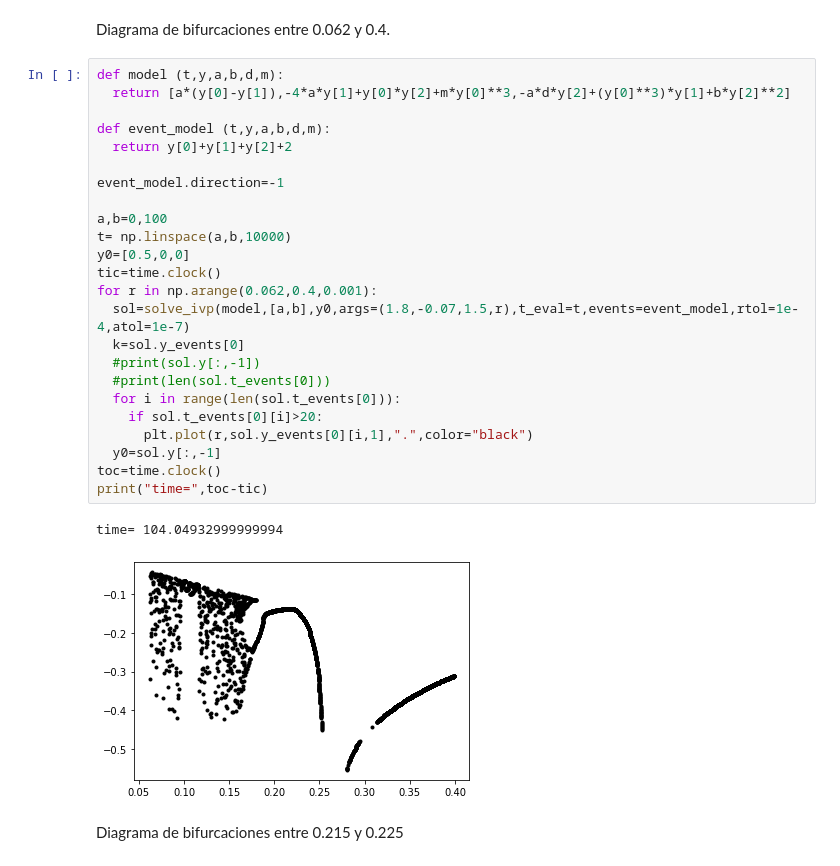
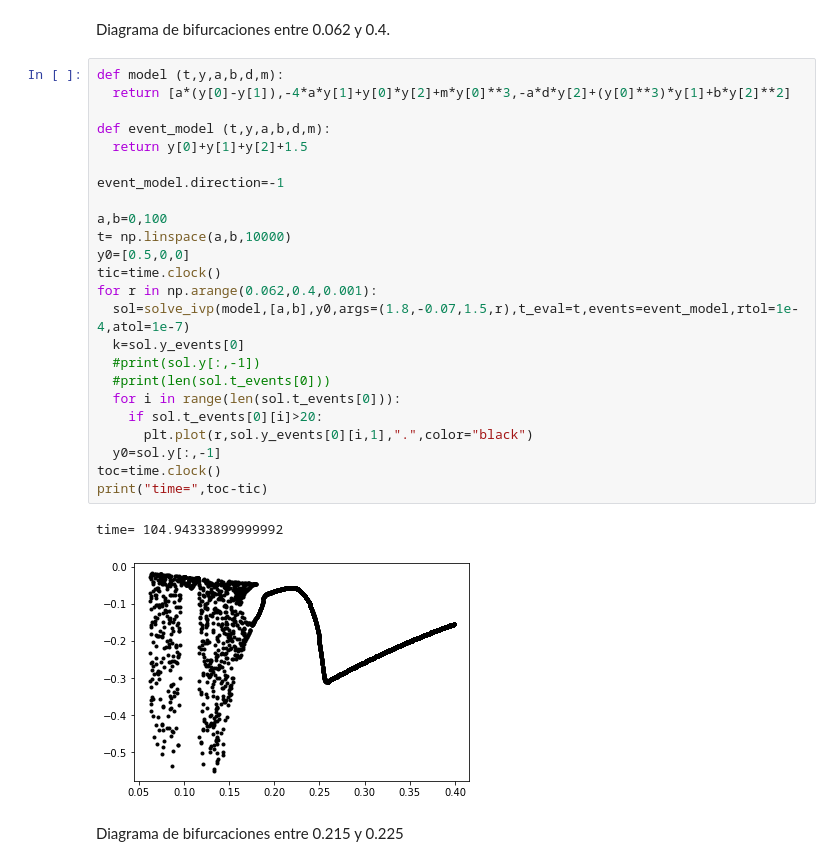
Before and after one commit to jfestradan/Modelado-y-simulacion, a Jupyter notebook: Proyecto_Final_Modelado_y_Simulación.ipynb, the cells around one changed output. Drawn from its saved outputs; the diff is of its cells as text.

```diff
--- a/Proyecto_Final_Modelado_y_Simulación.ipynb
+++ b/Proyecto_Final_Modelado_y_Simulación.ipynb
@@ -65,30 +65,30 @@ Diagrama de bifurcaciones entre 0.062 y 0.4.
 # %%
 def model (t,y,a,b,d,m):
   return [a*(y[0]-y[1]),-4*a*y[1]+y[0]*y[2]+m*y[0]**3,-a*d*y[2]+(y[0]**3)*y[1]+b*y[2]**2]
 
 def event_model (t,y,a,b,d,m):
-  return y[0]+y[1]+y[2]+2
+  return y[0]+y[1]+y[2]+1.5
 
 event_model.direction=-1
 
 a,b=0,100
 t= np.linspace(a,b,10000)
 y0=[0.5,0,0]
 tic=time.clock()
 for r in np.arange(0.062,0.4,0.001):
   sol=solve_ivp(model,[a,b],y0,args=(1.8,-0.07,1.5,r),t_eval=t,events=event_model,rtol=1e-4,atol=1e-7)
   k=sol.y_events[0]
   #print(sol.y[:,-1])
   #print(len(sol.t_events[0]))
   for i in range(len(sol.t_events[0])):
     if sol.t_events[0][i]>20:
       plt.plot(r,sol.y_events[0][i,1],".",color="black")
   y0=sol.y[:,-1]
 toc=time.clock()
 print("time=",toc-tic)
 # %% [output]
-time= 104.04932999999994
+time= 104.94333899999992
-[figure, old version]
+[figure, new version]
 # %% [markdown]
 Diagrama de bifurcaciones entre 0.215 y 0.225
 # %%
```
